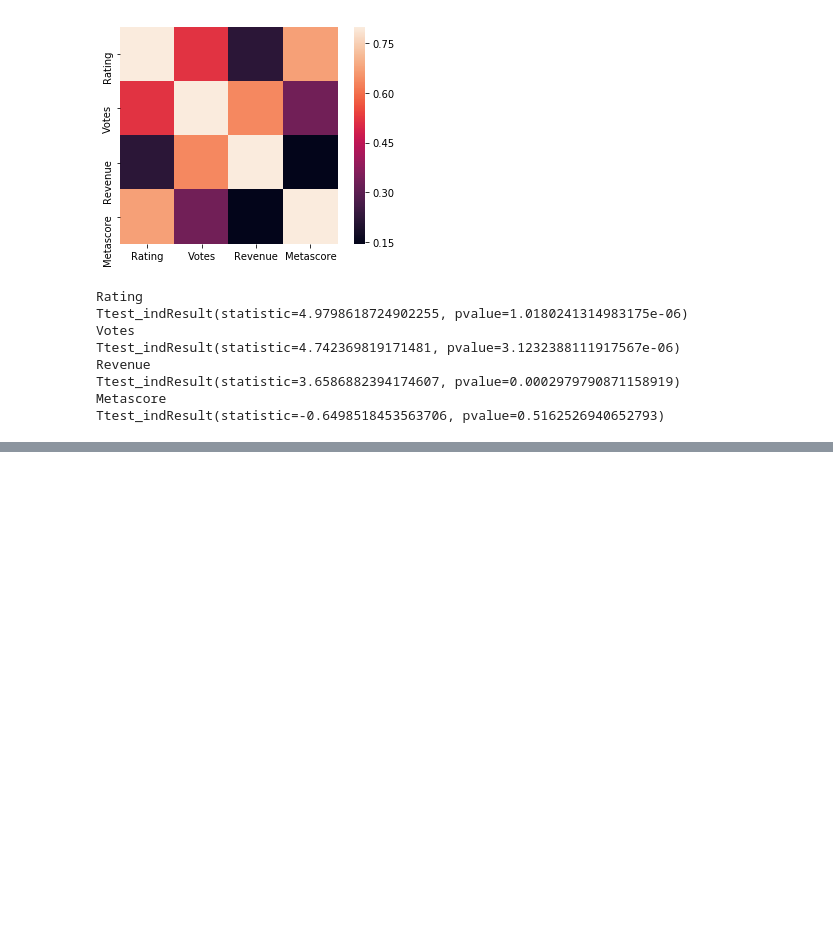
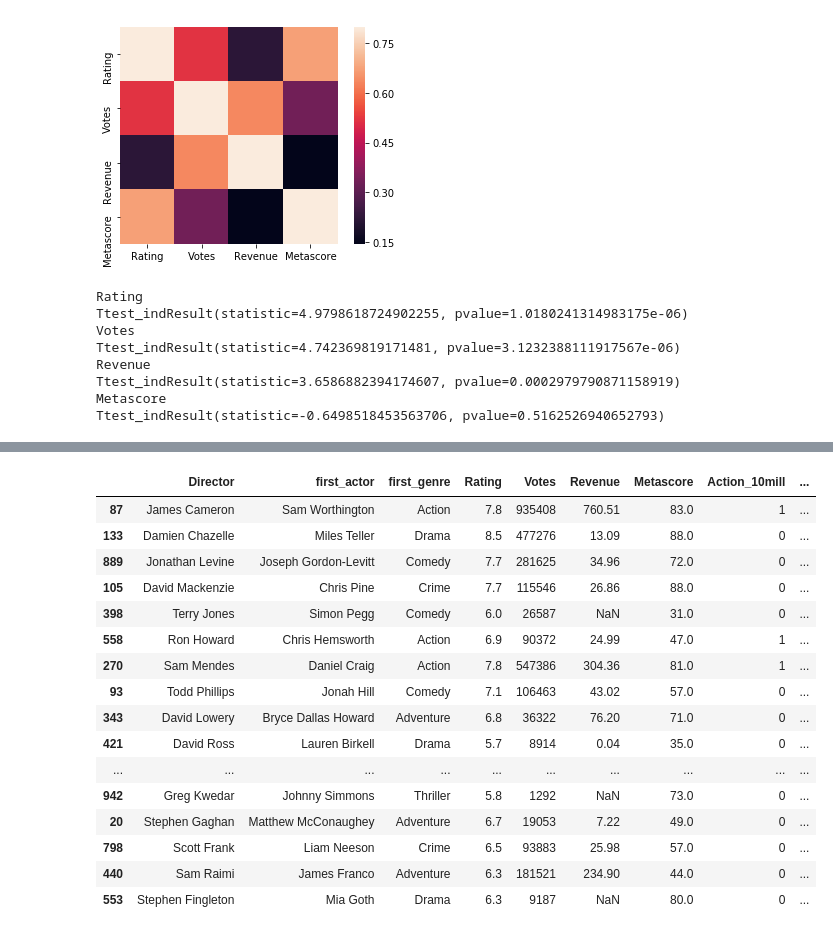
Before and after one commit to loupendley/Thinkful, a Jupyter notebook: HomeworkProjects/Unit2/Lesson1/Project8/PreparingADatasetForModeling.ipynb, the cells around one changed output, grey strips where cells are left out. Saved outputs shown, nothing was run; the diff lists cells and outputs as text; code cells hidden in the pictures; blank space fills up the shorter version.

```diff
--- a/HomeworkProjects/Unit2/Lesson1/Project8/PreparingADatasetForModeling.ipynb
+++ b/HomeworkProjects/Unit2/Lesson1/Project8/PreparingADatasetForModeling.ipynb
@@ -251,0 +270,12 @@ Ttest_indResult(statistic=-0.6498518453563706, pvalue=0.5162526940652793)
+# %%
+# New Features
+df_bv_analysis['Action_10mill'] = np.where((df_bv_analysis['first_genre'] == 'Action') & (df_bv_analysis['Revenue'] > 10.0), 1, 0)
+df_bv_analysis['LowRatings_5mill'] = np.where((df_bv_analysis['Rating'] < 2.0) & (df_bv_analysis['Revenue'] > 5.0), 1, 0)
+df_bv_analysis['HiVotesLowGross'] = np.where((df_bv_analysis['Votes'] > 400000) & (df_bv_analysis['Revenue'] < 1.0), 1, 0)
+df_bv_analysis['RevenuOver300mill'] = np.where((df_bv_analysis['Revenue'] > 300.0), 1, 0)
+df_bv_analysis['DollrsPerVote'] = df_bv_analysis['Revenue'] / df_bv_analysis['Votes']
+df_bv_analysis['MetascoresPerDollar'] = df_bv_analysis['Metascore'] / df_bv_analysis['Revenue']
+df_bv_analysis['RatingsXVotes'] = df_bv_analysis['Rating'] * df_bv_analysis['Votes']
+df_bv_analysis['RevDivRatings'] = df_bv_analysis['Revenue'] / df_bv_analysis['Rating']
+df_bv_analysis['MetaTimesRating'] = df_bv_analysis['Metascore'] * df_bv_analysis['Rating']
+df_bv_analysis['VotesSQRoot'] = np.sqrt(df_bv_analysis.Votes)
@@ -251,0 +300,20 @@ Ttest_indResult(statistic=-0.6498518453563706, pvalue=0.5162526940652793)
+# %%
+df_bv_analysis.sample(20)
+# %% [output]
+|  | Director | first_actor | first_genre | Rating | Votes | Revenue | Metascore | Action_10mill | ... |
+| 87 | James Cameron | Sam Worthington | Action | 7.8 | 935408 | 760.51 | 83.0 | 1 | ... |
+| 133 | Damien Chazelle | Miles Teller | Drama | 8.5 | 477276 | 13.09 | 88.0 | 0 | ... |
+| 889 | Jonathan Levine | Joseph Gordon-Levitt | Comedy | 7.7 | 281625 | 34.96 | 72.0 | 0 | ... |
+| 105 | David Mackenzie | Chris Pine | Crime | 7.7 | 115546 | 26.86 | 88.0 | 0 | ... |
+| 398 | Terry Jones | Simon Pegg | Comedy | 6.0 | 26587 | NaN | 31.0 | 0 | ... |
+| 558 | Ron Howard | Chris Hemsworth | Action | 6.9 | 90372 | 24.99 | 47.0 | 1 | ... |
+| 270 | Sam Mendes | Daniel Craig | Action | 7.8 | 547386 | 304.36 | 81.0 | 1 | ... |
+| 93 | Todd Phillips | Jonah Hill | Comedy | 7.1 | 106463 | 43.02 | 57.0 | 0 | ... |
+| 343 | David Lowery | Bryce Dallas Howard | Adventure | 6.8 | 36322 | 76.20 | 71.0 | 0 | ... |
+| 421 | David Ross | Lauren Birkell | Drama | 5.7 | 8914 | 0.04 | 35.0 | 0 | ... |
+| ... | ... | ... | ... | ... | ... | ... | ... | ... | ... |
+| 942 | Greg Kwedar | Johnny Simmons | Thriller | 5.8 | 1292 | NaN | 73.0 | 0 | ... |
+| 20 | Stephen Gaghan | Matthew McConaughey | Adventure | 6.7 | 19053 | 7.22 | 49.0 | 0 | ... |
+| 798 | Scott Frank | Liam Neeson | Crime | 6.5 | 93883 | 25.98 | 57.0 | 0 | ... |
+| 440 | Sam Raimi | James Franco | Adventure | 6.3 | 181521 | 234.90 | 44.0 | 0 | ... |
+| 553 | Stephen Fingleton | Mia Goth | Drama | 6.3 | 9187 | NaN | 80.0 | 0 | ... |
```
Also changed, not shown: parts of 4 cells of this notebook.
